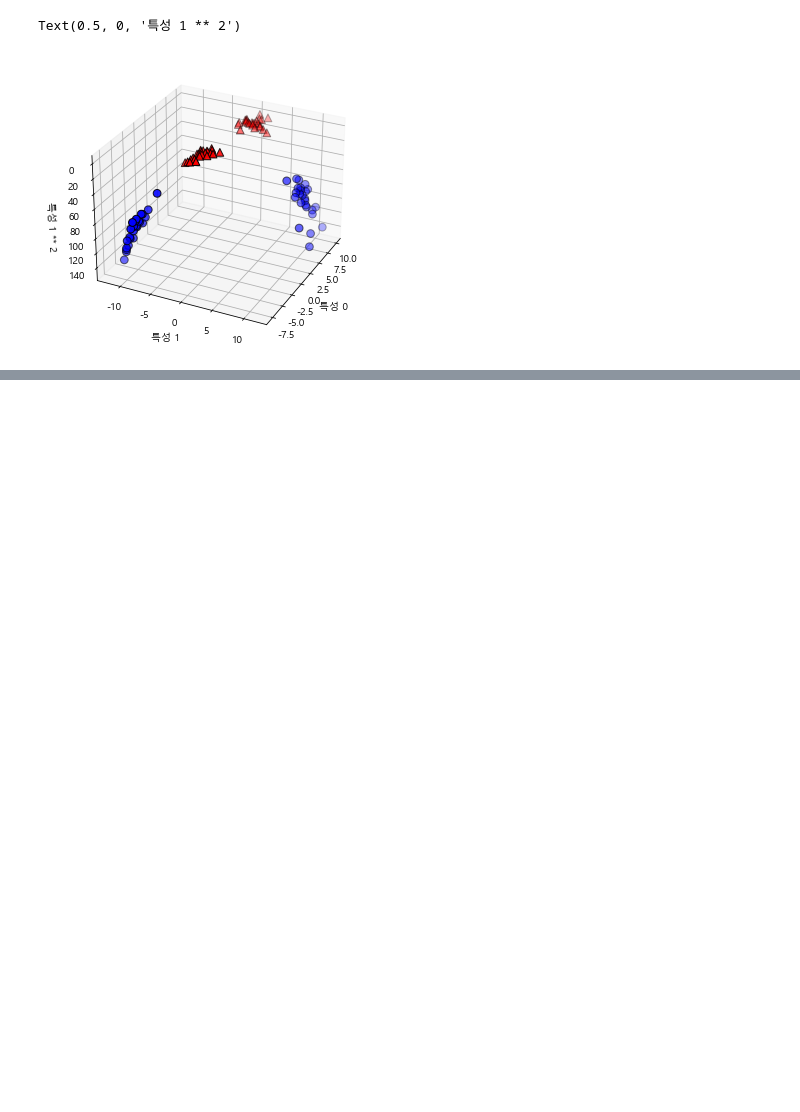
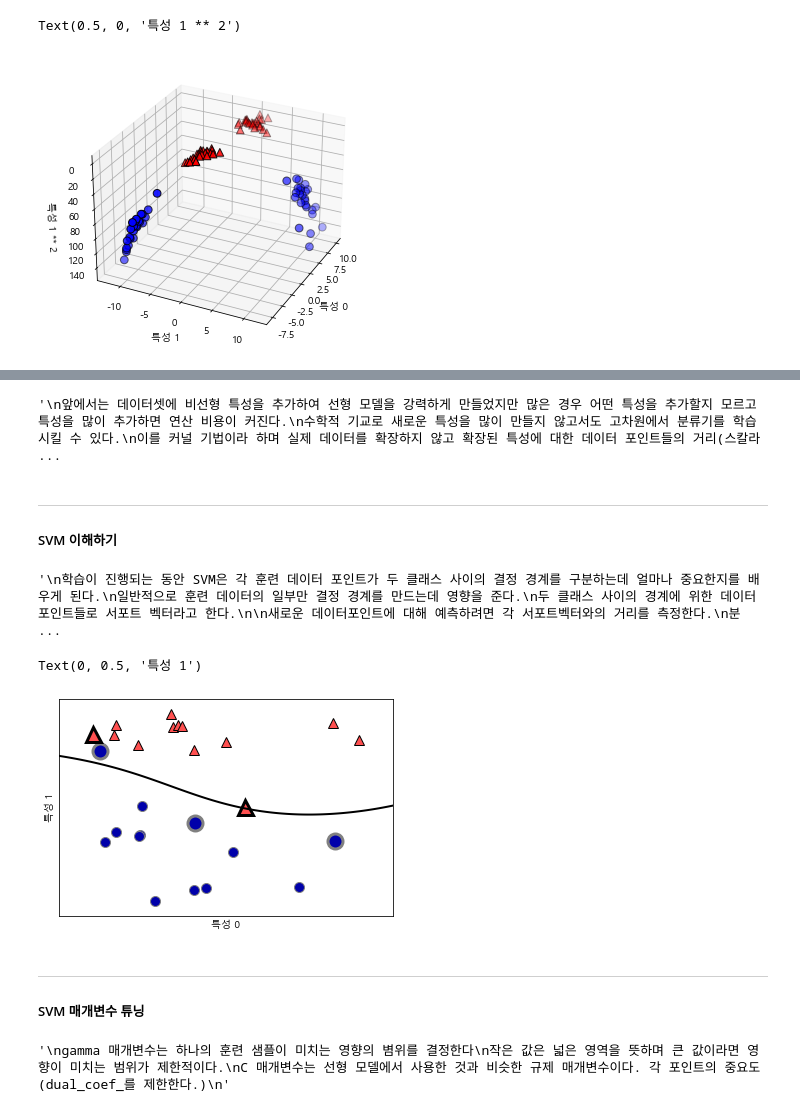
Before and after one commit to jeenuu/Machine-Learning-with-Python, a Jupyter notebook: chapter_2/2.3 Supervised_Machine_Learning_Algorithms.ipynb, the cells around one changed output, grey strips where cells are left out. Cells and saved outputs as stored; diff of their text form; code cells hidden in the pictures; blank space fills up the shorter version.

```diff
--- a/chapter_2/2.3 Supervised_Machine_Learning_Algorithms.ipynb
+++ b/chapter_2/2.3 Supervised_Machine_Learning_Algorithms.ipynb
@@ -1263,0 +1303,52 @@ Text(0.5, 0, '특성 1 ** 2')
+# %%
+'''
+앞에서는 데이터셋에 비선형 특성을 추가하여 선형 모델을 강력하게 만들었지만 많은 경우 어떤 특성을 추가할지 모르고 특성을 많이 추가하면 연산 비용이 커진다.
+수학적 기교로 새로운 특성을 많이 만들지 않고서도 고차원에서 분류기를 학습시킬 수 있다.
+이를 커널 기법이라 하며 실제 데이터를 확장하지 않고 확장된 특성에 대한 데이터 포인트들의 거리(스칼라 곱)를 계산한다.
+'''
+# %% [output]
+'\n앞에서는 데이터셋에 비선형 특성을 추가하여 선형 모델을 강력하게 만들었지만 많은 경우 어떤 특성을 추가할지 모르고 특성을 많이 추가하면 연산 비용이 커진다.\n수학적 기교로 새로운 특성을 많이 만들지 않고서도 고차원에서 분류기를 학습시킬 수 있다.\n이를 커널 기법이라 하며 실제 데이터를 확장하지 않고 확장된 특성에 대한 데이터 포인트들의 거리(스칼라 ...
+# %% [markdown]
+---
+##### SVM 이해하기
+# %%
+'''
+학습이 진행되는 동안 SVM은 각 훈련 데이터 포인트가 두 클래스 사이의 결정 경계를 구분하는데 얼마나 중요한지를 배우게 된다.
+일반적으로 훈련 데이터의 일부만 결정 경계를 만드는데 영향을 준다.
+두 클래스 사이의 경계에 위한 데이터포인트들로 서포트 벡터라고 한다.
+
+새로운 데이터포인트에 대해 예측하려면 각 서포트벡터와의 거리를 측정한다.
+분류 결정을 서포트벡터까지의 거리에 기반하며 서포트벡터의 중요도는 훈련과정에서 학습한다. (SVC객체의 dual_coef_속성에 저장된다.)
+'''
+# %% [output]
+'\n학습이 진행되는 동안 SVM은 각 훈련 데이터 포인트가 두 클래스 사이의 결정 경계를 구분하는데 얼마나 중요한지를 배우게 된다.\n일반적으로 훈련 데이터의 일부만 결정 경계를 만드는데 영향을 준다.\n두 클래스 사이의 경계에 위한 데이터포인트들로 서포트 벡터라고 한다.\n\n새로운 데이터포인트에 대해 예측하려면 각 서포트벡터와의 거리를 측정한다.\n분 ...
+# %%
+# forge 데이터셋에 RBF 커널을 사용한 SVM을 학습
+from sklearn.svm import SVC
+X, y = mglearn.tools.make_handcrafted_dataset()
+svm = SVC(kernel='rbf', C=10, gamma=0.1).fit(X, y)
+mglearn.plots.plot_2d_separator(svm, X, eps=.5)
+mglearn.discrete_scatter(X[:, 0], X[:, 1], y)
+# 데이터 포인트 그리기
+sv = svm.support_vectors_
+# dual_coef_의 부호에 의해 서포트벡터의 클래스 레이블이 결정
+sv_labels = svm.dual_coef_.ravel() > 0
+mglearn.discrete_scatter(sv[:, 0], sv[:, 1], sv_labels, s=15, markeredgewidth=3)
+plt.xlabel("특성 0")
+plt.ylabel("특성 1")
+
+# SVM은 부드럽고 직선이 아닌 경계를 만들었다.
+# %% [output]
+Text(0, 0.5, '특성 1')
+[figure, added]
+# %% [markdown]
+---
+##### SVM 매개변수 튜닝
+# %%
+'''
+gamma 매개변수는 하나의 훈련 샘플이 미치는 영향의 볌위를 결정한다
+작은 값은 넓은 영역을 뜻하며 큰 값이라면 영향이 미치는 범위가 제한적이다.
+C 매개변수는 선형 모델에서 사용한 것과 비슷한 규제 매개변수이다. 각 포인트의 중요도(dual_coef_를 제한한다.)
+'''
+# %% [output]
+'\ngamma 매개변수는 하나의 훈련 샘플이 미치는 영향의 볌위를 결정한다\n작은 값은 넓은 영역을 뜻하며 큰 값이라면 영향이 미치는 범위가 제한적이다.\nC 매개변수는 선형 모델에서 사용한 것과 비슷한 규제 매개변수이다. 각 포인트의 중요도(dual_coef_를 제한한다.)\n'
```
Also changed, not shown: parts of 48 cells of this notebook.
